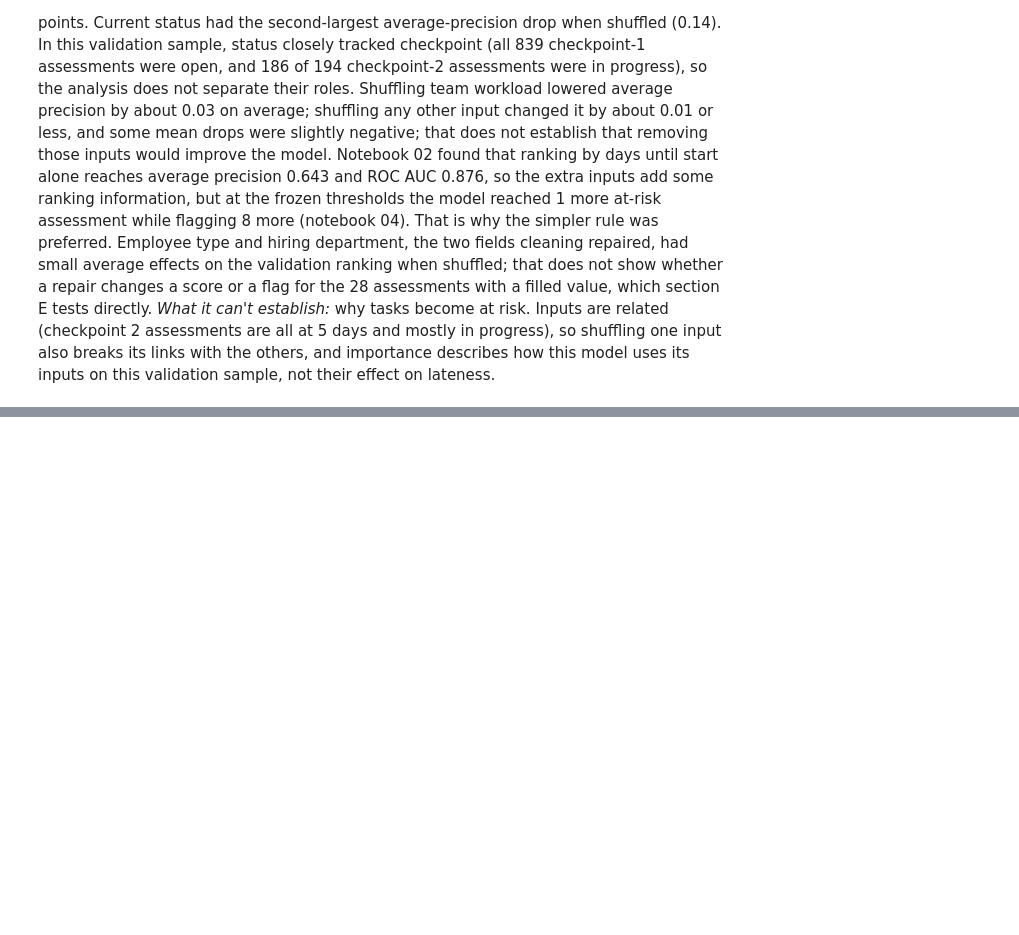
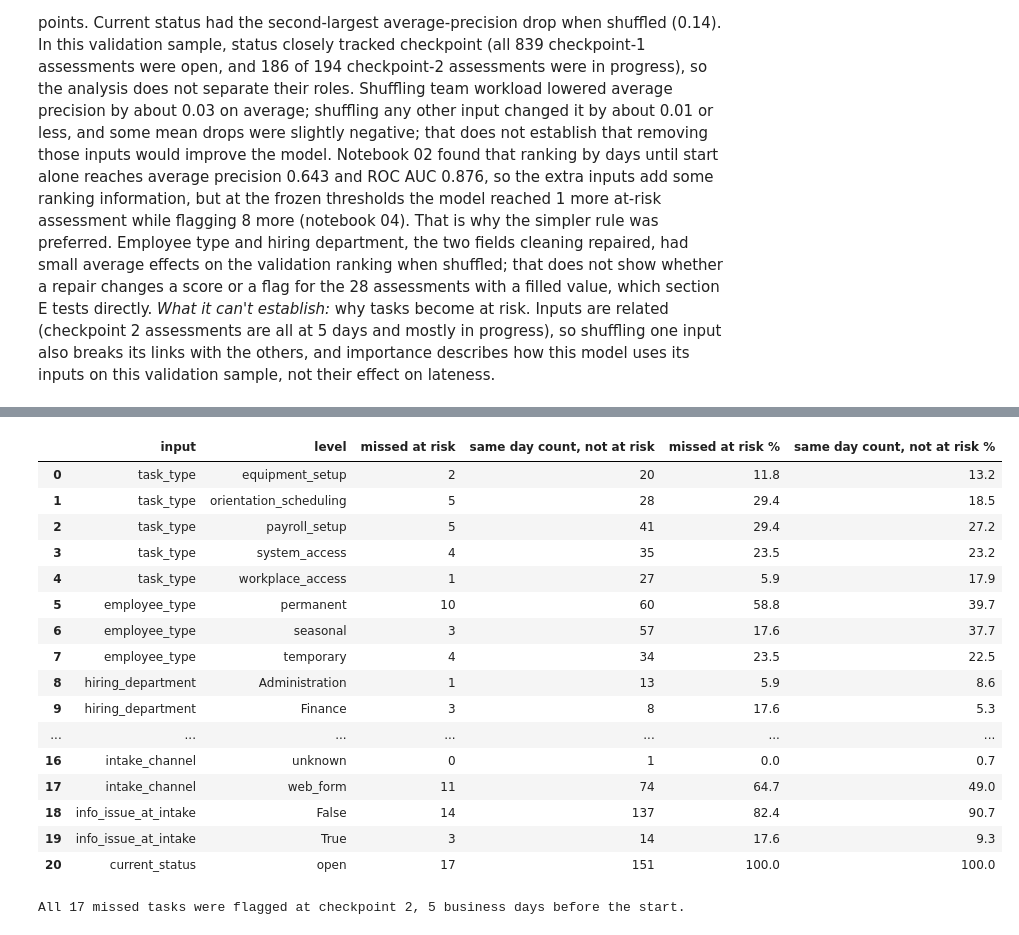
Before and after one commit to isabellemclean1001-blip/AIDA_Izzy_HR_Onboarding_Project-review, a Jupyter notebook: AIDA-1141/final-project/analysis/05_interpretation.ipynb, the cells around one changed output, grey strips where cells are left out. Cells and saved outputs as stored; diff of their text form; code cells hidden in the pictures; blank space fills up the shorter version.

Commit message:
AIDA 1141 final project: notebook 05 parts 2-3, rule by days until start and comparison-model interpretation (data v2, in progress)

```diff
--- a/AIDA-1141/final-project/analysis/05_interpretation.ipynb
+++ b/AIDA-1141/final-project/analysis/05_interpretation.ipynb
@@ -533,0 +545,62 @@ Unshuffled validation scores: average precision 0.707, ROC AUC 0.885 (30 shuffle
+# %%
+missed = v[~flagged & y]
+same_day = v[flagged.eq(False) & ~y & v.set_index(["checkpoint", "business_days_until_start"]).index
+             .isin(missed.set_index(["checkpoint", "business_days_until_start"]).index)]
+assert missed["checkpoint"].eq("checkpoint_1").all(), "Expected every missed assessment to be at checkpoint 1"
+groups_d = {"missed at risk": missed, "same day count, not at risk": same_day}
+print(f"Missed at-risk assessments: {len(missed)} (all at checkpoint 1, {missed['business_days_until_start'].min()}-"
+      f"{missed['business_days_until_start'].max()} days before the start); comparison group: {len(same_day)} "
+      "not-at-risk assessments at the same checkpoint and day counts")
+
+# Numeric inputs and the comparison model's score: medians and quartiles
+numeric_rows = []
+for col in ["business_days_until_start", "team_open_workload", "business_days_in_current_status", "risk_probability"]:
+    for g, rows_g in groups_d.items():
+        q1, med, q3 = rows_g[col].quantile([0.25, 0.5, 0.75])
+        numeric_rows.append({"input": col, "group": g, "assessments": len(rows_g), "median": med, "q1": q1, "q3": q3})
+numeric_d = pd.DataFrame(numeric_rows)
+numeric_d.insert(0, "data_version", DATA_VERSION)
+numeric_d.to_csv(OUTPUT_DIR / "missed_vs_same_day_numeric_validation.csv", index=False)
+
+# Category inputs: counts in each group (shares are shown for reading, but rest on small numbers)
+cat_rows = []
+for col in ["task_type", "employee_type", "hiring_department", "intake_channel", "info_issue_at_intake", "current_status"]:
+    counts = pd.crosstab(pd.concat(groups_d.values())[col],
+                         pd.concat({g: r[col] for g, r in groups_d.items()}).index.get_level_values(0))
+    for level, row in counts.iterrows():
+        cat_rows.append({"input": col, "level": level, **{g: int(row.get(g, 0)) for g in groups_d}})
+category_d = pd.DataFrame(cat_rows)
+for g, rows_g in groups_d.items():
+    category_d[f"{g} %"] = 100 * category_d[g] / len(rows_g)
+category_d.insert(0, "data_version", DATA_VERSION)
+category_d.to_csv(OUTPUT_DIR / "missed_vs_same_day_categories_validation.csv", index=False)
+display(numeric_d.drop(columns="data_version").round(3))
+display(category_d.drop(columns="data_version").round(1))
+
+# What happened to each missed task afterwards
+later = v[v["request_id"].isin(missed["request_id"]) & (v["checkpoint"] == "checkpoint_2")]
+follow_up = missed[["request_id", "assessment_id", "assessed_at", "business_days_until_start"]].merge(
+    later[["request_id", "assessment_id", "assessed_at", "business_days_until_start", "days_rule"]], on="request_id",
+    how="left", suffixes=("_missed", "_checkpoint_2"), validate="one_to_one")
+follow_up = follow_up.rename(columns={"days_rule": "flagged_at_checkpoint_2"})
+assert follow_up["flagged_at_checkpoint_2"].notna().all() and follow_up["flagged_at_checkpoint_2"].astype(bool).all(), \
+    "Every missed task should have a flagged checkpoint-2 assessment in validation"
+assert (follow_up["assessed_at_checkpoint_2"] > follow_up["assessed_at_missed"]).all(), \
+    "Each checkpoint-2 flag must come after the missed assessment"
+follow_up.insert(0, "data_version", DATA_VERSION)
+follow_up.to_csv(OUTPUT_DIR / "missed_task_follow_up_validation.csv", index=False)
+print(f"All {len(follow_up)} missed tasks were flagged at checkpoint 2, "
+      f"{', '.join(str(int(d)) for d in sorted(follow_up['business_days_until_start_checkpoint_2'].unique()))} "
+      "business days before the start.")
+
+# Where flags on not-at-risk assessments go
+not_at_risk_flags = (v[flagged & ~y].assign(in_progress=lambda x: x["current_status"] == "in_progress")
+                     .groupby("checkpoint").agg(not_at_risk_flagged=("assessment_id", "size"),
+                                                in_progress=("in_progress", "sum")))
+not_at_risk_flags["in_progress"] = not_at_risk_flags["in_progress"].astype(int)
+saved_04 = pd.read_csv(OUTPUT_DIR / "not_at_risk_flags_validation.csv")
+saved_04 = saved_04[saved_04["method"] == "days rule"].set_index("checkpoint")
+assert (not_at_risk_flags["not_at_risk_flagged"] == saved_04["not_at_risk_flagged"]).all() \
+    and (not_at_risk_flags["in_progress"] == saved_04["in_progress"]).all(), "Differs from notebook 04's table"
+display(not_at_risk_flags)
+# %% [output]
@@ -533,0 +617,18 @@ Unshuffled validation scores: average precision 0.707, ROC AUC 0.885 (30 shuffle
+|  | input | level | missed at risk | same day count, not at risk | missed at risk % | same day count, not at risk % |
+| 0 | task_type | equipment_setup | 2 | 20 | 11.8 | 13.2 |
+| 1 | task_type | orientation_scheduling | 5 | 28 | 29.4 | 18.5 |
+| 2 | task_type | payroll_setup | 5 | 41 | 29.4 | 27.2 |
+| 3 | task_type | system_access | 4 | 35 | 23.5 | 23.2 |
+| 4 | task_type | workplace_access | 1 | 27 | 5.9 | 17.9 |
+| 5 | employee_type | permanent | 10 | 60 | 58.8 | 39.7 |
+| 6 | employee_type | seasonal | 3 | 57 | 17.6 | 37.7 |
+| 7 | employee_type | temporary | 4 | 34 | 23.5 | 22.5 |
+| 8 | hiring_department | Administration | 1 | 13 | 5.9 | 8.6 |
+| 9 | hiring_department | Finance | 3 | 8 | 17.6 | 5.3 |
+| ... | ... | ... | ... | ... | ... | ... |
+| 16 | intake_channel | unknown | 0 | 1 | 0.0 | 0.7 |
+| 17 | intake_channel | web_form | 11 | 74 | 64.7 | 49.0 |
+| 18 | info_issue_at_intake | False | 14 | 137 | 82.4 | 90.7 |
+| 19 | info_issue_at_intake | True | 3 | 14 | 17.6 | 9.3 |
+| 20 | current_status | open | 17 | 151 | 100.0 | 100.0 |
+All 17 missed tasks were flagged at checkpoint 2, 5 business days before the start.
```
Also changed, not shown: parts of 3 cells of this notebook.
